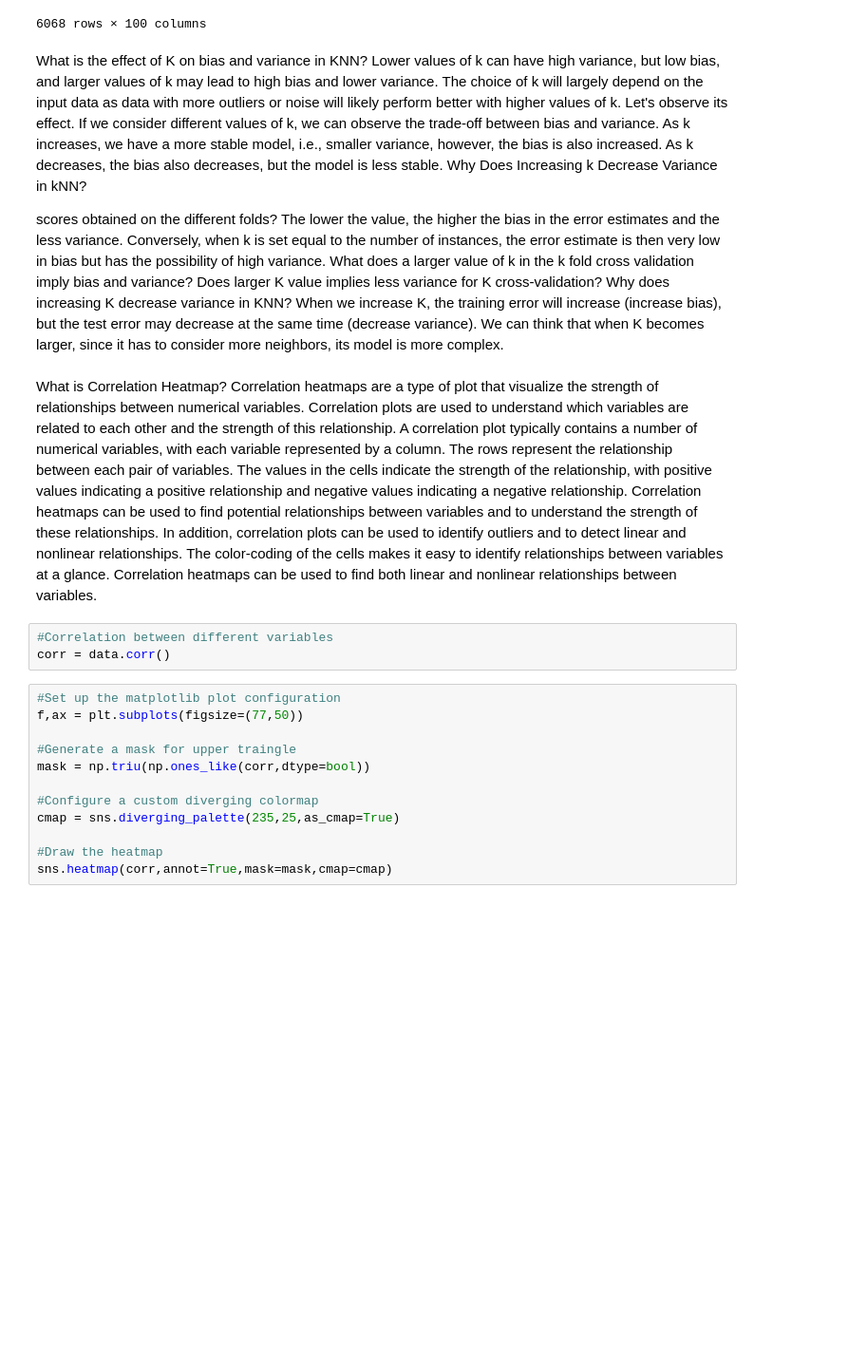
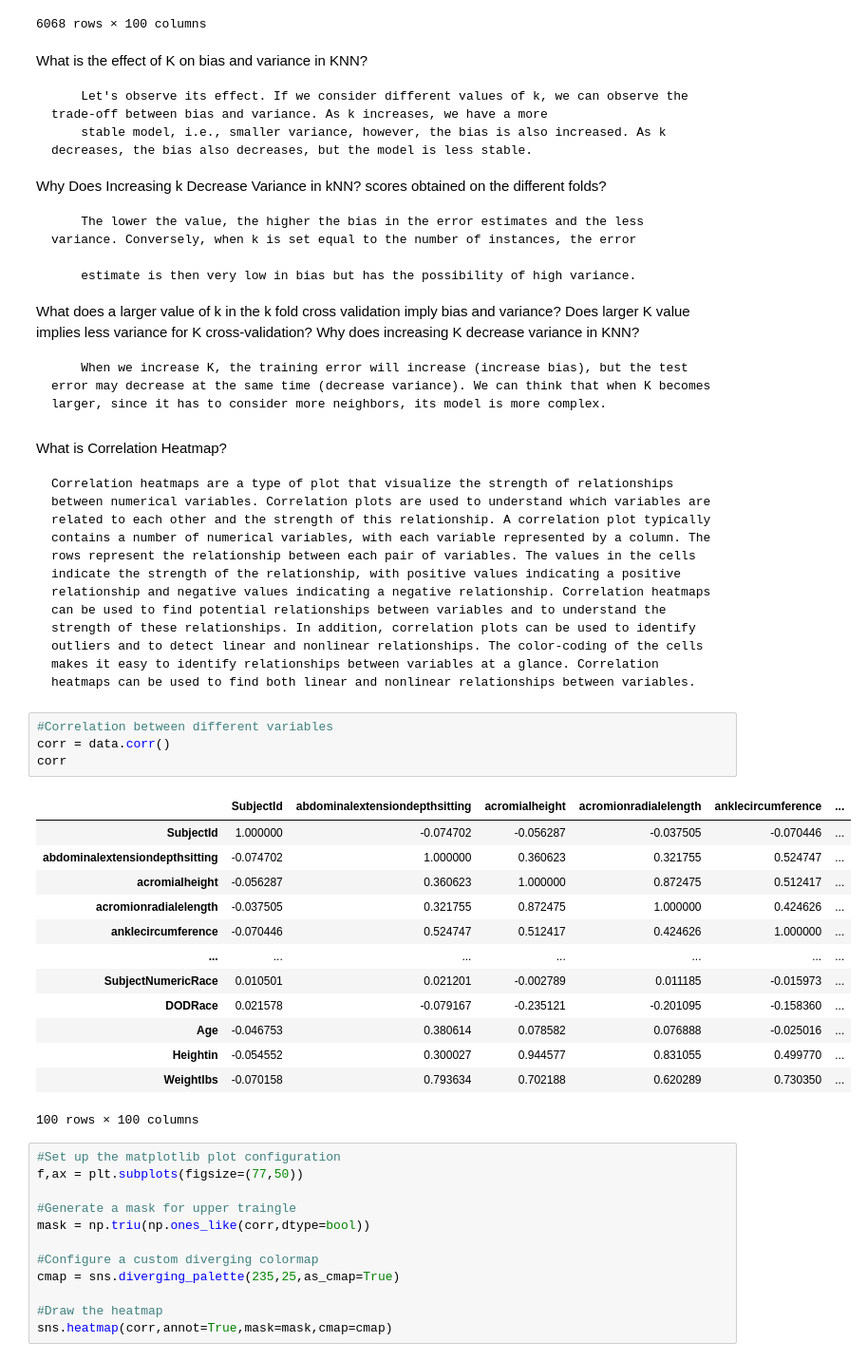
Before and after one commit to KhadijehValipour/ANSUR, a Jupyter notebook: ANSUR2.ipynb, the cells around one changed output. Shown at 95% size. Drawn from its saved outputs; the diff is of its cells as text; blank space fills up the shorter version.

```diff
--- a/ANSUR2.ipynb
+++ b/ANSUR2.ipynb
@@ -87,22 +87,45 @@ data
 6068 rows × 100 columns
 # %% [markdown]
 What is the effect of K on bias and variance in KNN?
-Lower values of k can have high variance, but low bias, and larger values of k may lead to high bias and lower variance. The choice of k will largely depend on the input data as data with more outliers or noise will likely perform better with higher values of k.
-Let's observe its effect. If we consider different values of k, we can observe the trade-off between bias and variance. As k increases, we have a more stable model, i.e., smaller variance, however, the bias is also increased. As k decreases, the bias also decreases, but the model is less stable.
+
+        Let's observe its effect. If we consider different values of k, we can observe the trade-off between bias and variance. As k increases, we have a more
+        stable model, i.e., smaller variance, however, the bias is also increased. As k decreases, the bias also decreases, but the model is less stable.
+
 Why Does Increasing k Decrease Variance in kNN?
+scores obtained on the different folds?
 
-scores obtained on the different folds?
-The lower the value, the higher the bias in the error estimates and the less variance. Conversely, when k is set equal to the number of instances, the error estimate is then very low in bias but has the possibility of high variance.
+        The lower the value, the higher the bias in the error estimates and the less variance. Conversely, when k is set equal to the number of instances, the error
+
+        estimate is then very low in bias but has the possibility of high variance.
+
 What does a larger value of k in the k fold cross validation imply bias and variance?
 Does larger K value implies less variance for K cross-validation?
 Why does increasing K decrease variance in KNN?
-When we increase K, the training error will increase (increase bias), but the test error may decrease at the same time (decrease variance). We can think that when K becomes larger, since it has to consider more neighbors, its model is more complex.
+
+        When we increase K, the training error will increase (increase bias), but the test error may decrease at the same time (decrease variance). We can think that when K becomes larger, since it has to consider more neighbors, its model is more complex.
 # %% [markdown]
 What is Correlation Heatmap?
-Correlation heatmaps are a type of plot that visualize the strength of relationships between numerical variables. Correlation plots are used to understand which variables are related to each other and the strength of this relationship. A correlation plot typically contains a number of numerical variables, with each variable represented by a column. The rows represent the relationship between each pair of variables. The values in the cells indicate the strength of the relationship, with positive values indicating a positive relationship and negative values indicating a negative relationship. Correlation heatmaps can be used to find potential relationships between variables and to understand the strength of these relationships. In addition, correlation plots can be used to identify outliers and to detect linear and nonlinear relationships. The color-coding of the cells makes it easy to identify relationships between variables at a glance. Correlation heatmaps can be used to find both linear and nonlinear relationships between variables.
+
+
+    Correlation heatmaps are a type of plot that visualize the strength of relationships between numerical variables. Correlation plots are used to understand which variables are related to each other and the strength of this relationship. A correlation plot typically contains a number of numerical variables, with each variable represented by a column. The rows represent the relationship between each pair of variables. The values in the cells indicate the strength of the relationship, with positive values indicating a positive relationship and negative values indicating a negative relationship. Correlation heatmaps can be used to find potential relationships between variables and to understand the strength of these relationships. In addition, correlation plots can be used to identify outliers and to detect linear and nonlinear relationships. The color-coding of the cells makes it easy to identify relationships between variables at a glance. Correlation heatmaps can be used to find both linear and nonlinear relationships between variables.
 # %%
 #Correlation between different variables
 corr = data.corr()
+corr
+# %% [output]
+|  | SubjectId | abdominalextensiondepthsitting | acromialheight | acromionradialelength | anklecircumference | ... |
+| SubjectId | 1.000000 | -0.074702 | -0.056287 | -0.037505 | -0.070446 | ... |
+| abdominalextensiondepthsitting | -0.074702 | 1.000000 | 0.360623 | 0.321755 | 0.524747 | ... |
+| acromialheight | -0.056287 | 0.360623 | 1.000000 | 0.872475 | 0.512417 | ... |
+| acromionradialelength | -0.037505 | 0.321755 | 0.872475 | 1.000000 | 0.424626 | ... |
+| anklecircumference | -0.070446 | 0.524747 | 0.512417 | 0.424626 | 1.000000 | ... |
+| ... | ... | ... | ... | ... | ... | ... |
+| SubjectNumericRace | 0.010501 | 0.021201 | -0.002789 | 0.011185 | -0.015973 | ... |
+| DODRace | 0.021578 | -0.079167 | -0.235121 | -0.201095 | -0.158360 | ... |
+| Age | -0.046753 | 0.380614 | 0.078582 | 0.076888 | -0.025016 | ... |
+| Heightin | -0.054552 | 0.300027 | 0.944577 | 0.831055 | 0.499770 | ... |
+| Weightlbs | -0.070158 | 0.793634 | 0.702188 | 0.620289 | 0.730350 | ... |
+100 rows × 100 columns
 # %%
 #Set up the matplotlib plot configuration
 f,ax = plt.subplots(figsize=(77,50))
```
Also changed, not shown: 2 other files.
